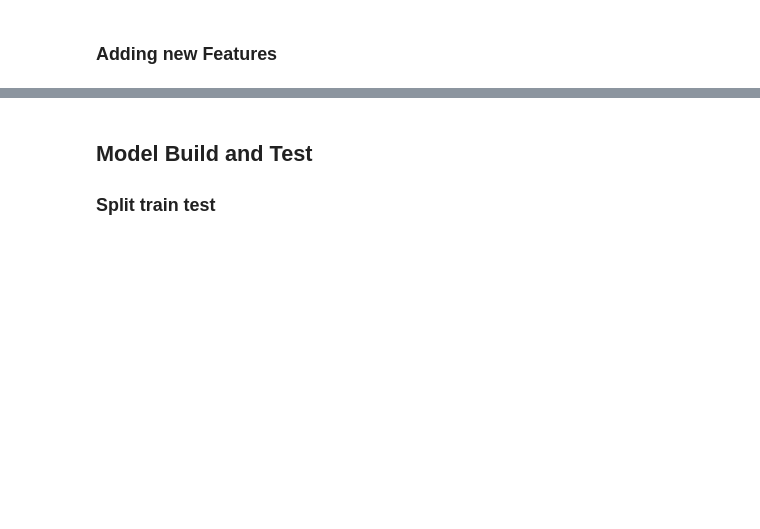
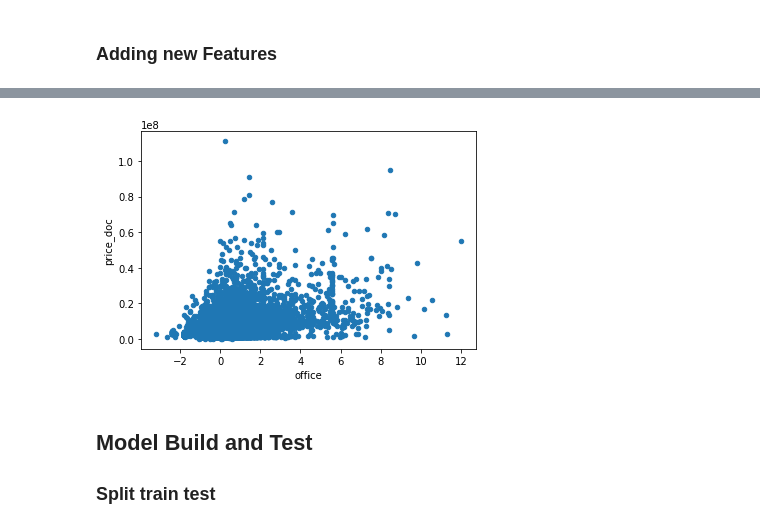
Before and after one commit to faizanahemad/data-science, a Jupyter notebook: kaggle/sherbank-housing/Linear_Regression.ipynb, the cells around one changed output, grey strips where cells are left out. Cells and saved outputs as stored; diff of their text form; code cells hidden in the pictures; blank space fills up the shorter version.

Commit message:
Improved plotting and describe, corrected poly feature use

```diff
--- a/kaggle/sherbank-housing/Linear_Regression.ipynb
+++ b/kaggle/sherbank-housing/Linear_Regression.ipynb
@@ -27 +34,6 @@ df_features = columnExtractor(cols,df)
+# %%
+df.drop(df.index[[6115,17932]], inplace=True)
+# df.dropna(thresh=5)
+# df[df["life_sq"]==0].head()
+# df[df["life_sq"]==0].head()
 # %% [markdown]
@@ -33,14 +44,24 @@ df_features = columnExtractor(cols,df)
 - [Checking nans SO](http://stackoverflow.com/questions/34779961/scikit-learn-error-in-fitting-model-input-contains-nan-infinity-or-a-value)
 - [Replacing missing values fillna pandas](http://stackoverflow.com/questions/29177498/python-pandas-replace-nan-in-one-column-with-value-from-corresponding-row-of-sec)
 # %%
+def lowValueReplacer(df_features):
+    df_features.loc[df_features.life_sq <= 10, 'life_sq'] = df_features.num_room * 10
+    df_features.loc[df_features.life_sq <= 10, 'life_sq'] = df_features.full_sq.shift(0)
+    return df_features
+
+def zeroReplacerWithNan(df_features):
+    df_features["life_sq"].replace(0,np.nan,inplace=True)
+    return df_features
+
 def imputer(df_features):
+    df_features = zeroReplacerWithNan(df_features)
     df_features["life_sq"].fillna(df_features["full_sq"]-15,inplace=True)
-    df_features["num_room"].fillna(df_features["life_sq"]/14,inplace=True)
+    df_features = lowValueReplacer(df_features)
     df_features["num_room"].fillna(df_features["life_sq"]/14,inplace=True)
     df_features = df_features.fillna(df_features.median())
     return df_features
 
-df_features = imputer(df_features)
+df = imputer(df)
 
 
 
@@ -62,20 +81,24 @@ def oulierRemover(df_features):
 
 ## Below outlier remover only works on training set as it removes extreme values of the predicted variable
 def oulierRemover_train(df_features):
-    df_features[df_features.price_doc-df_features.price_doc.mean()<=(5*df_features.price_doc.std())]
+    df_features[df_features.price_doc-df_features.price_doc.mean()<=(6*df_features.price_doc.std())]
     return df_features
 
-df_features = oulierRemover(df_features)
-df_features = oulierRemover_train(df_features)
+df = oulierRemover(df)
+df = oulierRemover_train(df)
 # df_features[np.abs(df_features.life_sq-df_features.life_sq.mean())<=(6*df_features.life_sq.std())]
 
 # df_features[np.abs(df_features.price_doc-df_features.price_doc.mean())<=(5*df_features.price_doc.std())]
+
+# Removing all columns with outliers using z scores
+# df[(np.abs(stats.zscore(df)) < 3).all(axis=1)]
 # %% [markdown]
 ### Adding new Features
 # %%
 def featureAdder(df_features):
     df_features['date_column'] = pd.to_datetime(df_features['timestamp'])
     df_features["transaction_year"] = df_features['date_column'].map(lambda x: x.year)
+    df_features["log_life_sq"] = np.log(df_features["life_sq"])
     return df_features
 
-df_features = featureAdder(df_features)
+df = featureAdder(df)
@@ -86,3 +166,8 @@ df_features = featureAdder(df_features)
+# %%
+df.plot.scatter(x="office",y="price_doc")
+plt.show();
+# %% [output]
+[figure, added]
 # %% [markdown]
 ## Model Build and Test
 
```
Also changed, not shown: parts of 25 cells of this notebook, 3 other files.
